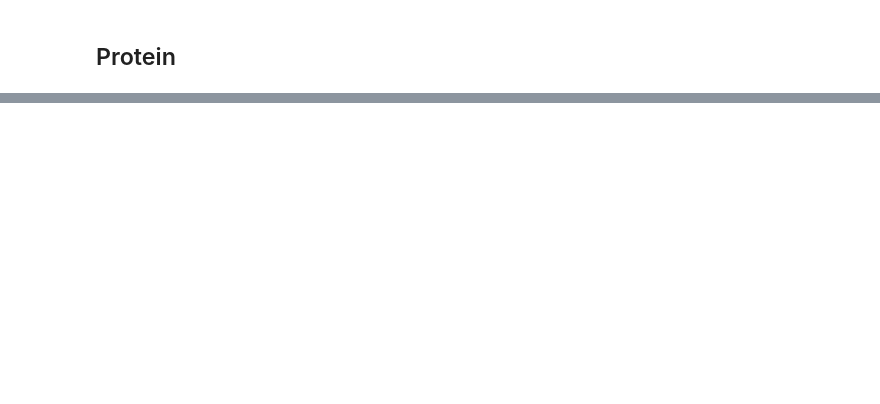
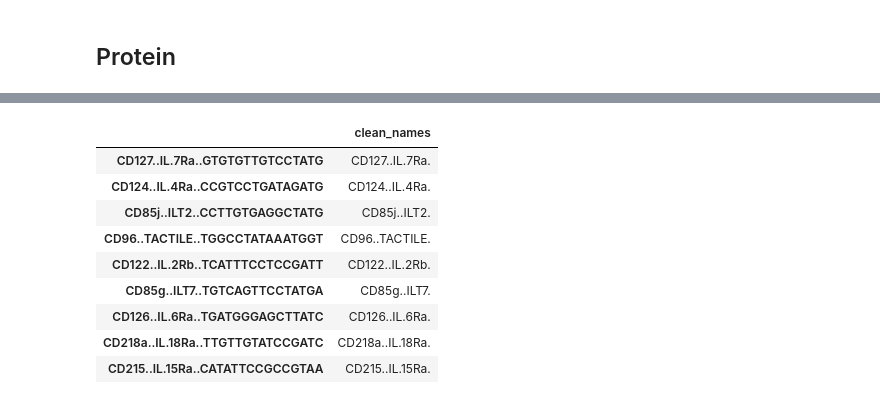
Before and after one commit to cvasq24/spatial_totalvi, a Jupyter notebook: benchmark/biological_accuracy/bio_accuracy.ipynb, the cells around one changed output, grey strips where cells are left out. Saved outputs shown, nothing was run; the diff lists cells and outputs as text; code cells hidden in the pictures; blank space fills up the shorter version.

```diff
--- a/benchmark/biological_accuracy/bio_accuracy.ipynb
+++ b/benchmark/biological_accuracy/bio_accuracy.ipynb
@@ -36,2 +83,15 @@ prot_dotplot = sc.pl.rank_genes_groups_dotplot(prot_adata, n_genes=5, key="wilco
 # %%
 prot_dotplot.savefig("../results/Protein_DE_dotplot.pdf", width = 10, height = 8)
+# %%
+prot_adata.var[prot_adata.var_names.str.contains("IL")]
+# %% [output]
+|  | clean_names |
+| CD127..IL.7Ra..GTGTGTTGTCCTATG | CD127..IL.7Ra. |
+| CD124..IL.4Ra..CCGTCCTGATAGATG | CD124..IL.4Ra. |
+| CD85j..ILT2..CCTTGTGAGGCTATG | CD85j..ILT2. |
+| CD96..TACTILE..TGGCCTATAAATGGT | CD96..TACTILE. |
+| CD122..IL.2Rb..TCATTTCCTCCGATT | CD122..IL.2Rb. |
+| CD85g..ILT7..TGTCAGTTCCTATGA | CD85g..ILT7. |
+| CD126..IL.6Ra..TGATGGGAGCTTATC | CD126..IL.6Ra. |
+| CD218a..IL.18Ra..TTGTTGTATCCGATC | CD218a..IL.18Ra. |
+| CD215..IL.15Ra..CATATTCCGCCGTAA | CD215..IL.15Ra. |
```
Also changed, not shown: parts of 12 cells of this notebook, 6 other files.
